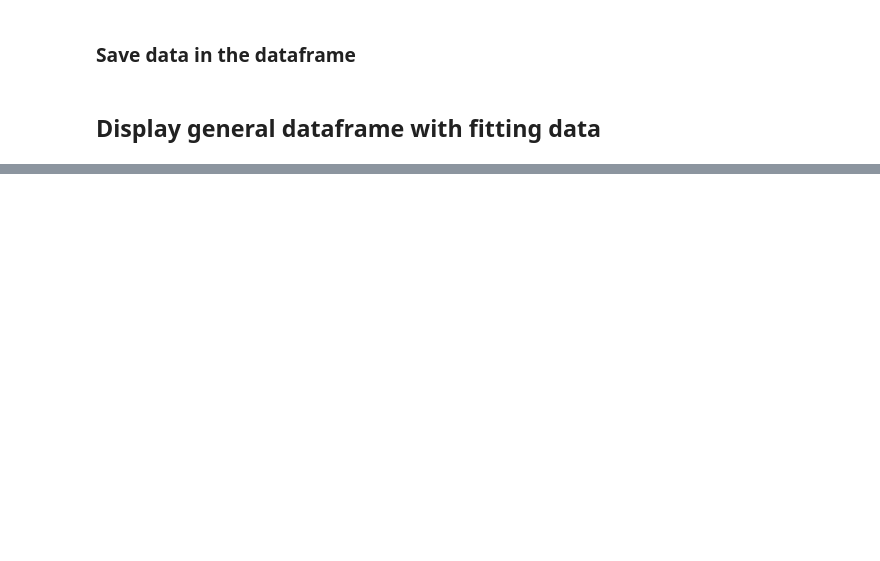
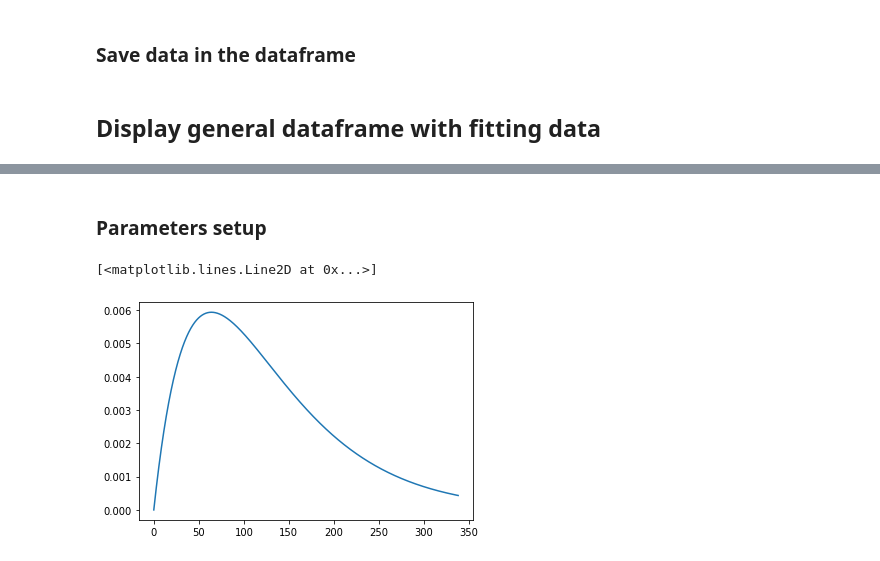
Before and after one commit to carlidel/sixtrack_da, a Jupyter notebook: fitting_procedures.ipynb, the cells around one changed output, grey strips where cells are left out. Cells and saved outputs as stored; diff of their text form; code cells hidden in the pictures; blank space fills up the shorter version.

```diff
--- a/fitting_procedures.ipynb
+++ b/fitting_procedures.ipynb
@@ -502,18 +524,16 @@ fitting_data.loc[len(fitting_data)] = [
 ## Loss and Fits -- Symmetric Gaussian Beam Distribution
 ### Choose your Sigma!
 # %%
-sigma = 10.0
+sigma = 8.0
 # %% [markdown]
 ### Loss comparison
 # %%
-# Set DA0 cutting point
-DA0 = 26.4
-
 # Assign uniform weights to engine and compute loss
 engine.assign_weights(
     sx.assign_symmetric_gaussian(sigma)
 )
 real_values = engine.compute_loss(turn_sampling, DA0)
+real_values = np.concatenate((real_values, [1.0]))
 
 # Compute DA-based loss
 values = symmetric_gaussian_loss(DA, sigma, DA0)
@@ -732,0 +796,22 @@ fitting_data[["type", "sigma", "Model 4 (3 free pars)"]]
+# %% [markdown]
+### Parameters setup
+# %%
+I_max = DA0**2 / 2
+I = np.linspace(0, I_max, 3000)
+I0 = I * np.exp(-(I/sigma**2))
+I0 /= integrate.trapz(I0, I)
+
+c = 1.0
+
+I_star_min = 150.0
+I_star_max = 350.0
+I_star_steps = 201
+I_star_list = np.linspace(I_star_min, I_star_max, I_star_steps)
+
+iter_step = 100
+# %%
+tfig, tax = plt.subplots()
+tax.plot(I, I0)
+# %% [output]
+[<matplotlib.lines.Line2D at 0x...>]
+[figure, added]
```
Also changed, not shown: parts of 58 cells of this notebook.
